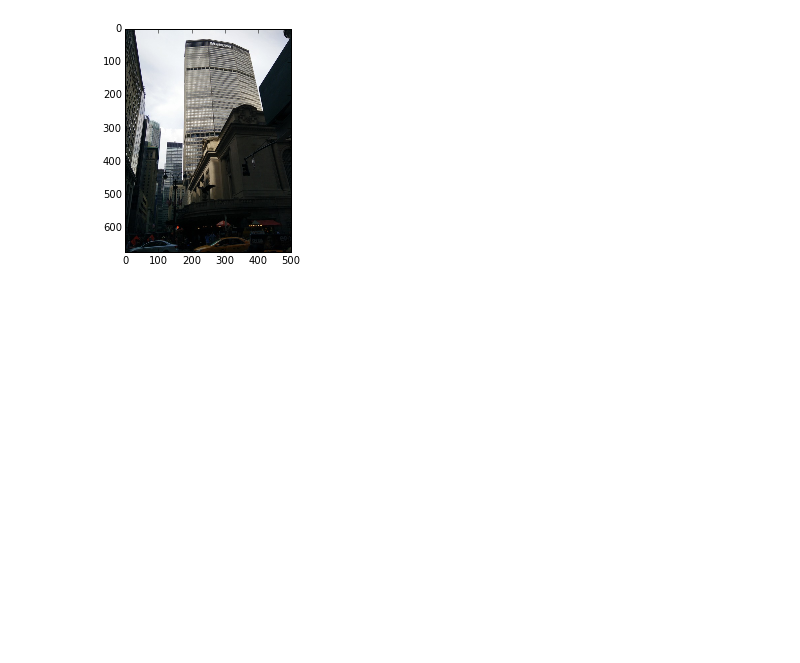
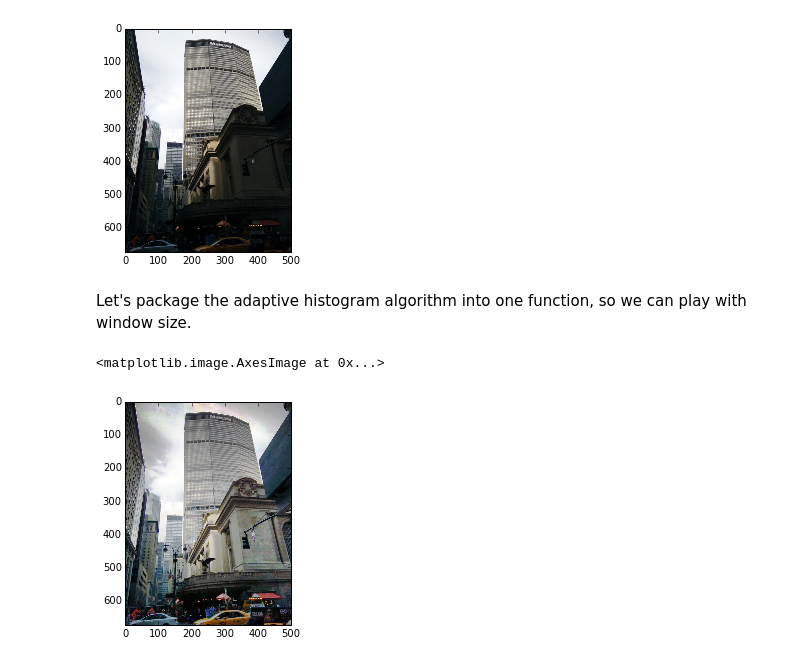
Before and after one commit to sakekasi/computer-vision, a Jupyter notebook: histogram_eq.ipynb, the cells around one changed output. Cells and saved outputs as stored; diff of their text form; code cells hidden in the pictures; blank space fills up the shorter version.

Commit message:
made variable names more clear, packaged adaptive hist eq into a function, and illustrated several window sizes

```diff
--- a/histogram_eq.ipynb
+++ b/histogram_eq.ipynb
@@ -233,6 +235,7 @@ for i in range(3):
 # %%
 #assuming that i, j is within a block of k, l
 def w(i, j, k, l, m):
+    '''returns the bilinear weight of (i,j) in terms of corner (k,l) with window size m'''
     i = float(i)
     j = float(j)
     k = float(k)
@@ -292,7 +302,7 @@ print h_shape
 
 for i in range(h_shape[0]):
     for j in range(h_shape[1]):
-        histograms[i,j] = np.array(map(lambda channel: hist_slice(channel, i, j, m)[0], channels))
+        histograms[i,j] = np.array(map(lambda channel: hist_slice(channel, i, j, window_size)[0], channels))
 # %% [output]
 (3, 2, 3, 256)
 # %% [markdown]
@@ -351,7 +361,7 @@ adaptively_equalized = np.ndarray.copy(f)
 for i in range(dims[0]):
     for j in range(dims[1]):
         for channel in range(dims[2]):
-            adaptively_equalized[i, j, channel] = bilinear_weighted(f[...,channel], cdfs, i, j, m, channel)
+            adaptively_equalized[i, j, channel] = bilinear_weighted(f[...,channel], cdfs, i, j, window_size, channel)
 
 plt.imshow(adaptively_equalized)
 # %% [output]
@@ -372,3 +382,40 @@ plt.imshow(f)
 # %% [output]
 <matplotlib.image.AxesImage at 0x...>
 [figure]
+# %% [markdown]
+Let's package the adaptive histogram algorithm into one function, so we can play with window size.
+# %%
+def adaptive_equalize(image, window_size):
+    num_cols = int( math.ceil( float(f.shape[0])/window_size ) )
+    num_rows = int( math.ceil( float(f.shape[1])/window_size ) )
+
+    histograms = np.empty( (num_cols, num_rows, 3, 256) )
+    h_shape = histograms.shape
+    dims = image.shape
+
+    cdfs = np.empty(histograms.shape)
+
+    channels = []
+    for i in range(3):
+        channels.append(image[...,i])
+
+    for i in range(h_shape[0]):
+        for j in range(h_shape[1]):
+            histograms[i,j] = np.array(map(lambda channel: hist_slice(channel, i, j, window_size)[0], channels))
+
+    for i in range(h_shape[0]):
+        for j in range(h_shape[1]):
+            cdfs[i,j] = cdf(histograms[i,j].tolist())
+
+    adaptively_equalized = np.ndarray.copy(image)
+
+    for i in range(dims[0]):
+        for j in range(dims[1]):
+            for channel in range(dims[2]):
+                adaptively_equalized[i, j, channel] = bilinear_weighted(image[...,channel], cdfs, i, j, window_size, channel)
+    return adaptively_equalized
+# %%
+plt.imshow(adaptive_equalize(f, 400))
+# %% [output]
+<matplotlib.image.AxesImage at 0x...>
+[figure, added]
```
Also changed, not shown: parts of 8 cells of this notebook.
